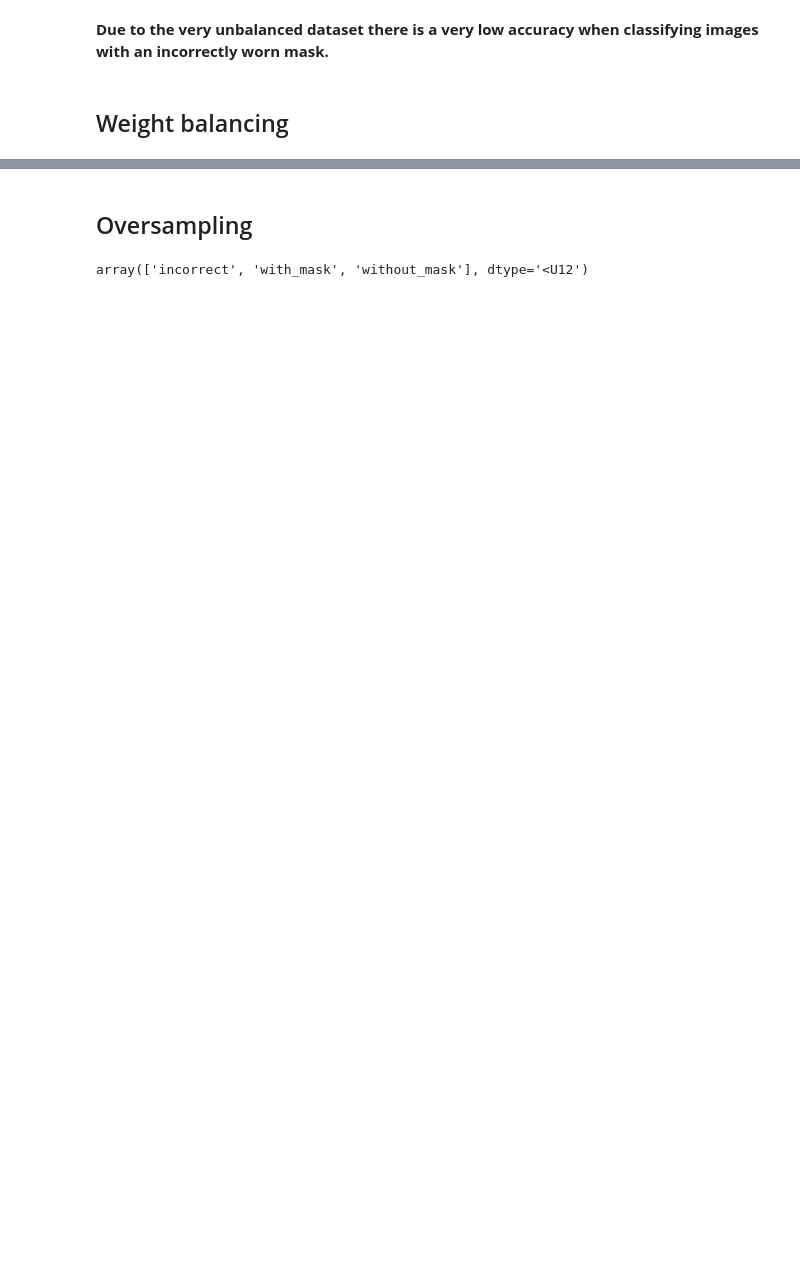
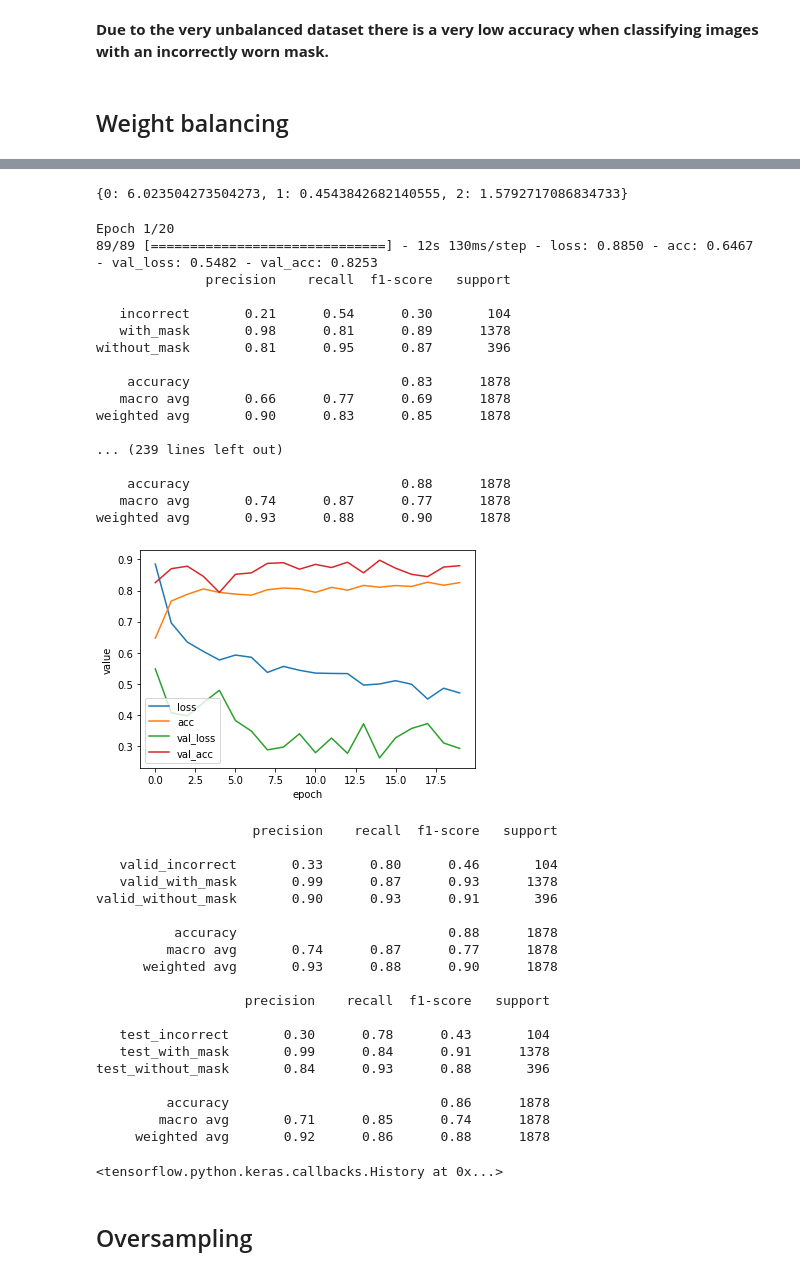
Before and after one commit to wiehajster/MaskDetection, a Jupyter notebook: MaskDetection_Models.ipynb, the cells around one changed output, grey strips where cells are left out. Saved outputs shown, nothing was run; the diff lists cells and outputs as text; code cells hidden in the pictures; blank space fills up the shorter version.

```diff
--- a/MaskDetection_Models.ipynb
+++ b/MaskDetection_Models.ipynb
@@ -334,2 +402,71 @@ without_mask accuracy: 0.8737374
+# %%
+class_weight = sklearn.utils.class_weight.compute_class_weight('balanced',
+                                                               np.unique(np.argmax(y_train, axis=1)),
+                                                               np.argmax(y_train, axis=1))
+class_weight = {i:class_weight[i] for i in range(len(class_weight))}
+class_weight
+# %% [output]
+{0: 6.023504273504273, 1: 0.4543842682140555, 2: 1.5792717086834733}
+# %%
+date = datetime.now().strftime("%Y_%m_%d_%H_%M_%S")
+# %%
+metrics_callback = MetricsCallback(X_valid_norm, y_valid, directory, filename, date)
+# %%
+batch_size=32
+
+train_gen = gen.flow(
+x=X_train,
+y=y_train,
+batch_size=batch_size,
+seed=42,
+shuffle=True)
+# %%
+fit_params = dict(steps_per_epoch=len(train_gen),
+                  epochs=epochs,
+                  class_weight=class_weight,
+                  callbacks=[metrics_callback])
+other = dict(batch_size=batch_size,
+             init_lr=init_lr,
+             description='Simple baseline model with weight balancing')
+pipeline(model, train_gen, (X_valid_norm, y_valid), fit_params, gen, filename, directory, date, other)
+# %% [output]
+Epoch 1/20
+89/89 [==============================] - 12s 130ms/step - loss: 0.8850 - acc: 0.6467 - val_loss: 0.5482 - val_acc: 0.8253
+              precision    recall  f1-score   support
+
+   incorrect       0.21      0.54      0.30       104
+   with_mask       0.98      0.81      0.89      1378
+without_mask       0.81      0.95      0.87       396
+
+    accuracy                           0.83      1878
+   macro avg       0.66      0.77      0.69      1878
+weighted avg       0.90      0.83      0.85      1878
+
+... (239 lines left out)
+
+    accuracy                           0.88      1878
+   macro avg       0.74      0.87      0.77      1878
+weighted avg       0.93      0.88      0.90      1878
+[figure, added]
+                    precision    recall  f1-score   support
+
+   valid_incorrect       0.33      0.80      0.46       104
+   valid_with_mask       0.99      0.87      0.93      1378
+valid_without_mask       0.90      0.93      0.91       396
+
+          accuracy                           0.88      1878
+         macro avg       0.74      0.87      0.77      1878
+      weighted avg       0.93      0.88      0.90      1878
+
+                   precision    recall  f1-score   support
+
+   test_incorrect       0.30      0.78      0.43       104
+   test_with_mask       0.99      0.84      0.91      1378
+test_without_mask       0.84      0.93      0.88       396
+
+         accuracy                           0.86      1878
+        macro avg       0.71      0.85      0.74      1878
+     weighted avg       0.92      0.86      0.88      1878
+<tensorflow.python.keras.callbacks.History at 0x...>
 # %% [markdown]
 ## Oversampling
@@ -383,4 +472,0 @@ model.compile(optimizer='adam', loss='categorical_crossentropy', metrics=['acc']
-# %%
-lb.classes_
-# %% [output]
-array(['incorrect', 'with_mask', 'without_mask'], dtype='<U12')
```
Also changed, not shown: parts of 61 cells of this notebook.
